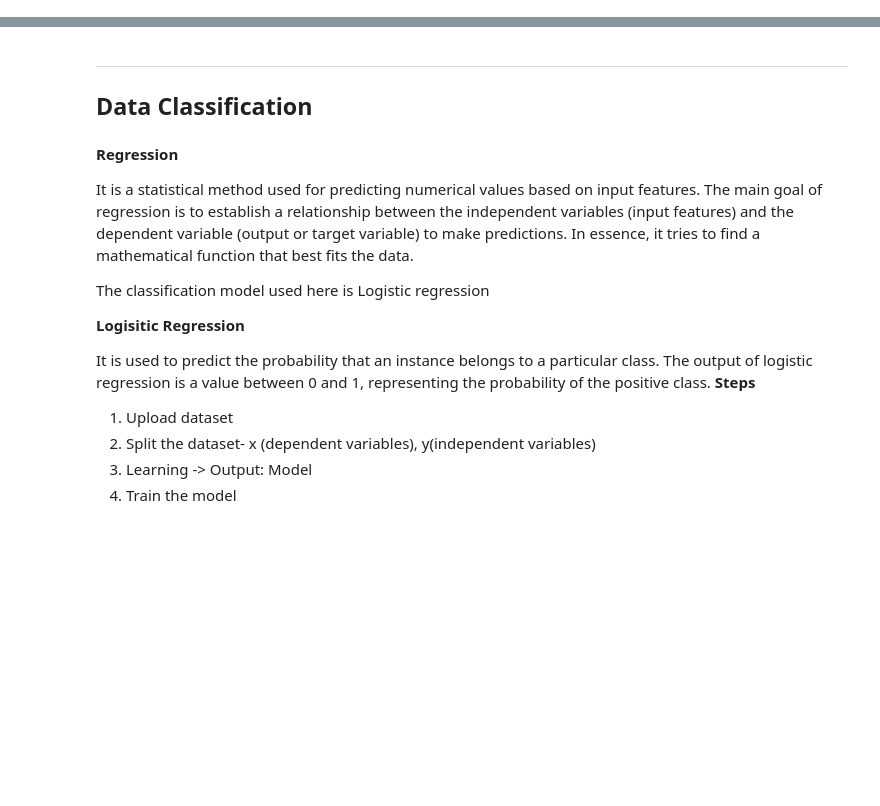
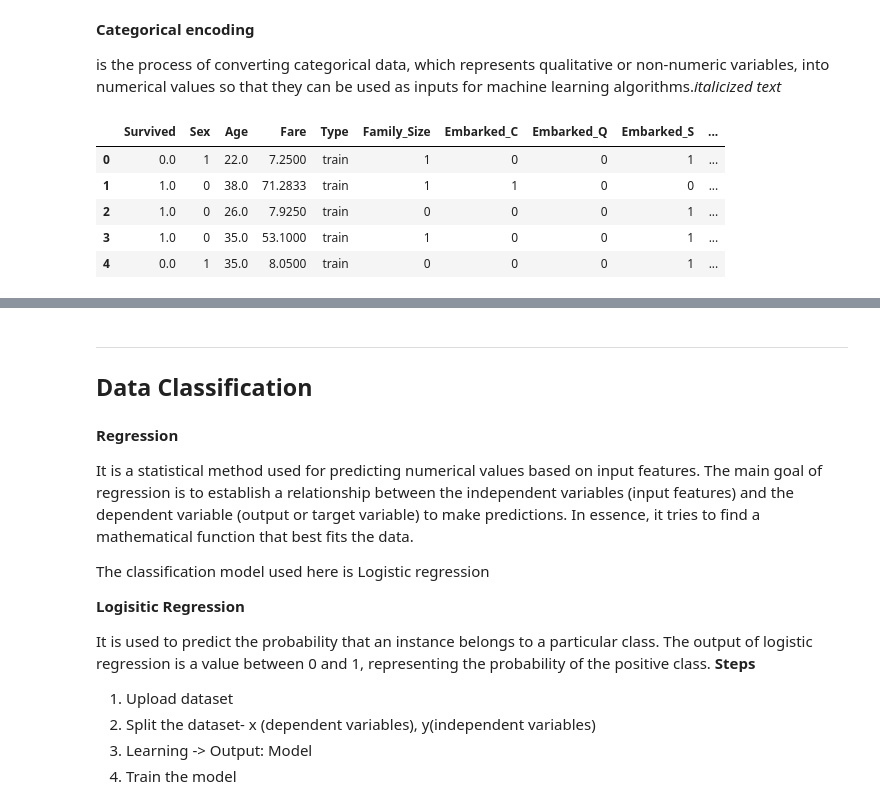
Before and after one commit to gokul-krishna-r/dm-logistic-regression, a Jupyter notebook: dm_regression.ipynb, the cells around one changed output, grey strips where cells are left out. Saved outputs shown, nothing was run; the diff lists cells and outputs as text; code cells hidden in the pictures; blank space fills up the shorter version.

```diff
--- a/dm_regression.ipynb
+++ b/dm_regression.ipynb
@@ -2,0 +77,29 @@
+# %%
+data["Age"].fillna(data.groupby(["Sex","Pclass"])["Age"].transform("mean"),inplace=True)
+
+data.loc[61,'Embarked']='S'
+data.loc[829,'Embarked']='S'
+
+data["Fare"].fillna(data["Fare"].mean(),inplace=True)
+# %% [markdown]
+**Categorical encoding**
+
+is the process of converting categorical data, which represents qualitative or non-numeric variables, into numerical values so that they can be used as inputs for machine learning algorithms.*italicized text*
+# %%
+data.drop(["Cabin",'Name',"Ticket","PassengerId","SibSp","Parch"],axis=1,inplace=True)
+
+data["Sex"]=data["Sex"].astype('category')
+data["Sex"]=data["Sex"].cat.codes
+
+categorical=["Embarked","Title","Pclass"]
+for cat in categorical:
+  data=pd.concat([data,pd.get_dummies(data[cat],prefix=cat)],axis=1)
+  del data[cat]
+data.head()
+# %% [output]
+|  | Survived | Sex | Age | Fare | Type | Family_Size | Embarked_C | Embarked_Q | Embarked_S | ... |
+| 0 | 0.0 | 1 | 22.0 | 7.2500 | train | 1 | 0 | 0 | 1 | ... |
+| 1 | 1.0 | 0 | 38.0 | 71.2833 | train | 1 | 1 | 0 | 0 | ... |
+| 2 | 1.0 | 0 | 26.0 | 7.9250 | train | 0 | 0 | 0 | 1 | ... |
+| 3 | 1.0 | 0 | 35.0 | 53.1000 | train | 1 | 0 | 0 | 1 | ... |
+| 4 | 0.0 | 1 | 35.0 | 8.0500 | train | 0 | 0 | 0 | 1 | ... |
```
Also changed, not shown: parts of 14 cells of this notebook.
